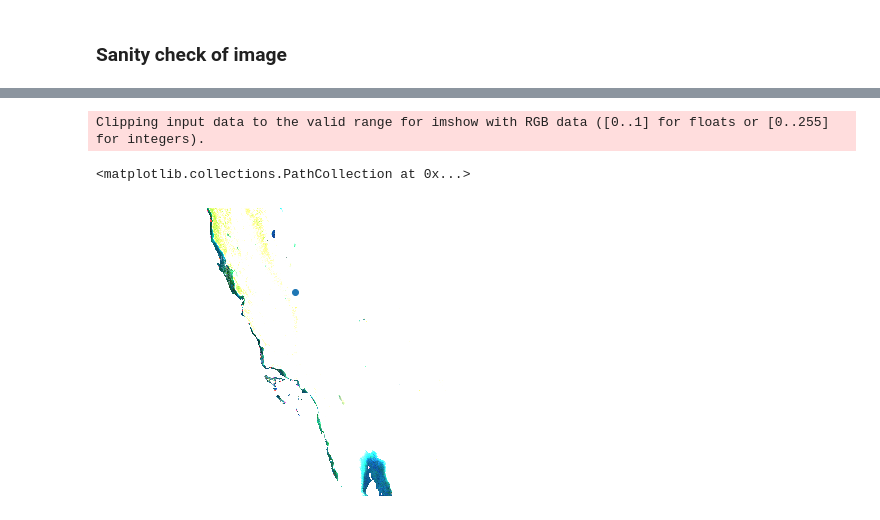
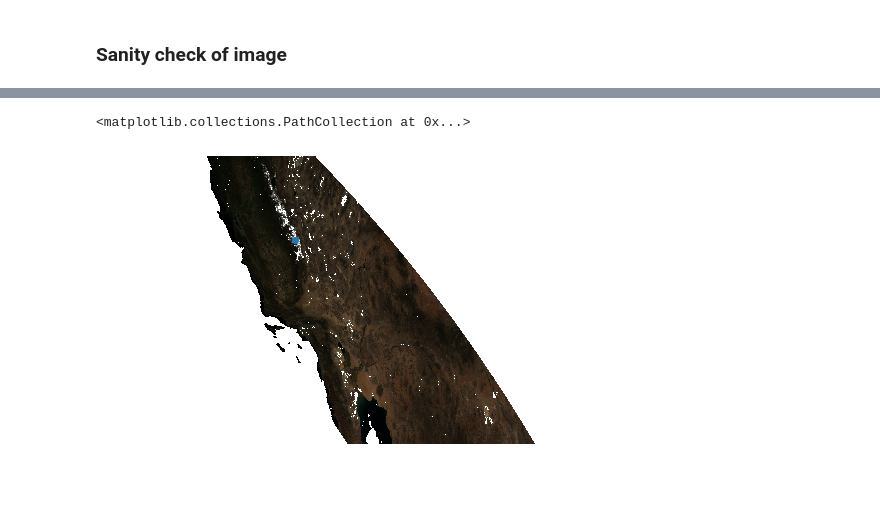
Before and after one commit to M-Harrington/SnowComp, a Jupyter notebook: src/Modis Processing.ipynb, the cells around one changed output, grey strips where cells are left out. Saved outputs shown, nothing was run; the diff lists cells and outputs as text; code cells hidden in the pictures; blank space fills up the shorter version.

```diff
--- a/src/Modis Processing.ipynb
+++ b/src/Modis Processing.ipynb
@@ -368,23 +310,29 @@ array([[[32767, 32767, 32767, ..., 32767, 32767, 32767],
 # %%
 # ds = rxr.open_rasterio(output_raster)
+# for var in temp_im.data_vars:
+#     print(var, np.nanmax(temp_im[var].values))
 
-norm_value = 5000
-r = image['Nadir_Reflectance_Band1'].values.squeeze() / norm_value
-g = image['Nadir_Reflectance_Band4'].values.squeeze() / norm_value
-b = image['Nadir_Reflectance_Band3'].values.squeeze() / norm_value
-rgb = np.dstack((r,g,b))
+temp_im = image.where(image != 32767)
+norm_value = np.nanmax(temp_im.Nadir_Reflectance_Band4.values) #largest value in this set
 
+# r = temp_im['Nadir_Reflectance_Band1'].values.squeeze() / norm_value
+# g = temp_im['Nadir_Reflectance_Band4'].values.squeeze() / norm_value
+# b = temp_im['Nadir_Reflectance_Band3'].values.squeeze() / norm_value
+# rgb = np.dstack((r,g,b))
 # np.clip(rgb,0,1,rgb)
+
+for band in colors:
+    temp_im[band]=temp_im[band]/norm_value
+
 fig = plt.figure(frameon=False); ax = plt.Axes(fig,[0., 0., 1., 1.])
 ax.set_axis_off(); fig.add_axes(ax)
+xr.plot.imshow(temp_im[colors].drop(["band","spatial_ref"]).to_array().squeeze())
 
-xr.plot.imshow(image[colors].drop(["band","spatial_ref"]).to_array().squeeze())
-# image.squeeze().plot.imshow(ax=ax)
+#image.squeeze().plot.imshow(ax=ax)
 # xr.plot.imshow(image.squeeze())
 
 
 plt.scatter(x = image.x.values[x_idx],y = image.y.values[y_idx])
 # %% [output]
-Clipping input data to the valid range for imshow with RGB data ([0..1] for floats or [0..255] for integers).
+<matplotlib.collections.PathCollection at 0x...>
-<matplotlib.collections.PathCollection at 0x...>
-[figure, old version]
+[figure, new version]
```
Also changed, not shown: parts of 18 cells of this notebook, 2 other files.
